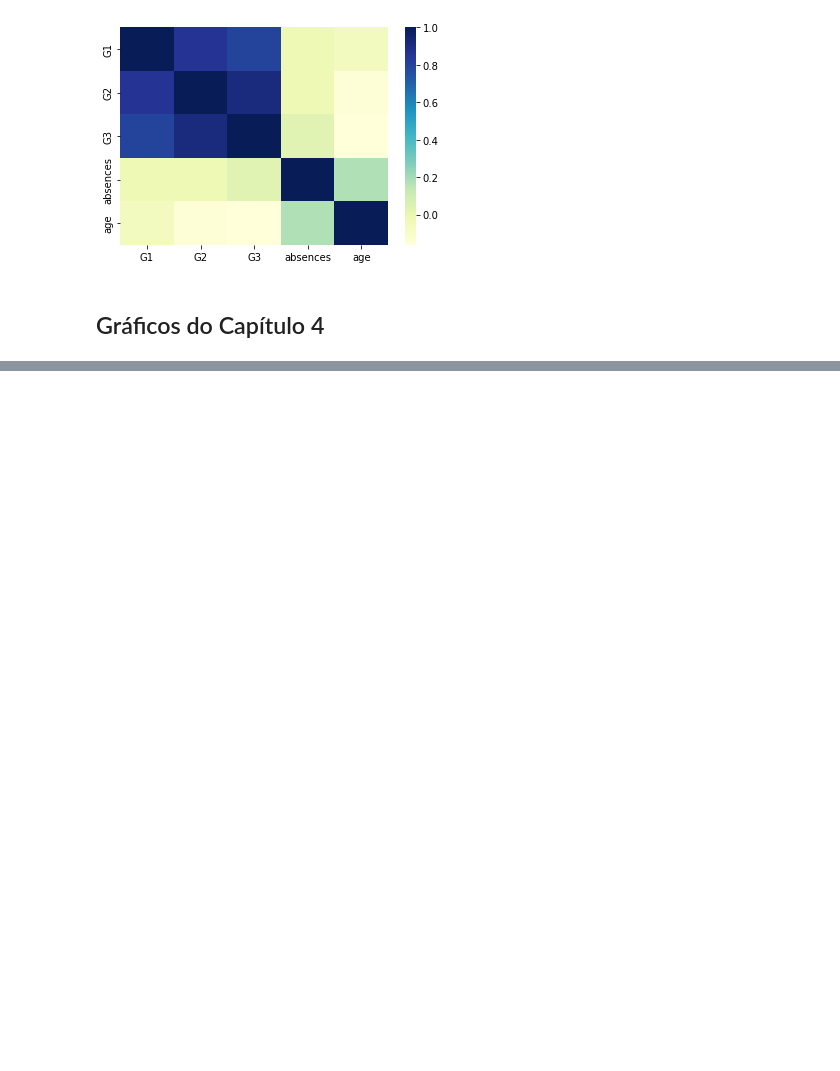
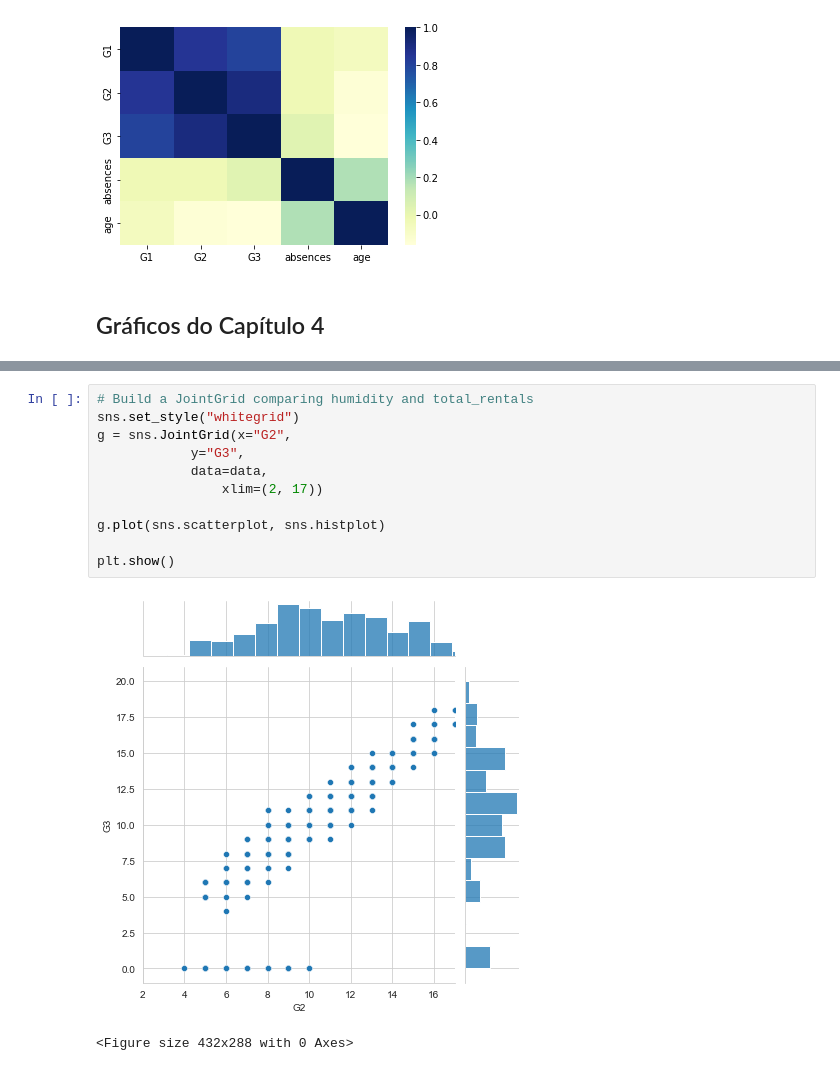
Before and after one commit to AlbertoRodrigues/Data-Visualization-in-Python, a Jupyter notebook: seaborn/intermediate/intermediate.ipynb, the cells around one changed output, grey strips where cells are left out. Cells and saved outputs as stored; diff of their text form; blank space fills up the shorter version.

```diff
--- a/seaborn/intermediate/intermediate.ipynb
+++ b/seaborn/intermediate/intermediate.ipynb
@@ -210,0 +214,14 @@ plt.show()
+# %%
+# Build a JointGrid comparing humidity and total_rentals
+sns.set_style("whitegrid")
+g = sns.JointGrid(x="G2",
+            y="G3",
+            data=data,
+                xlim=(2, 17))
+
+g.plot(sns.scatterplot, sns.histplot)
+
+plt.show()
+# %% [output]
+[figure, added]
+<Figure size 432x288 with 0 Axes>
```
Also changed, not shown: parts of 20 cells of this notebook.
